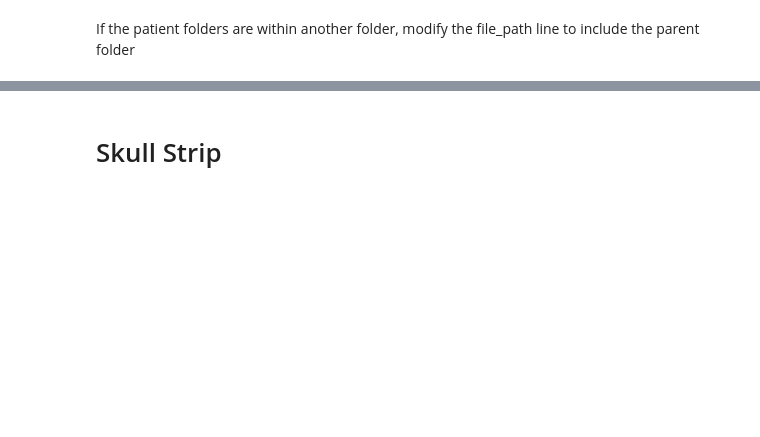
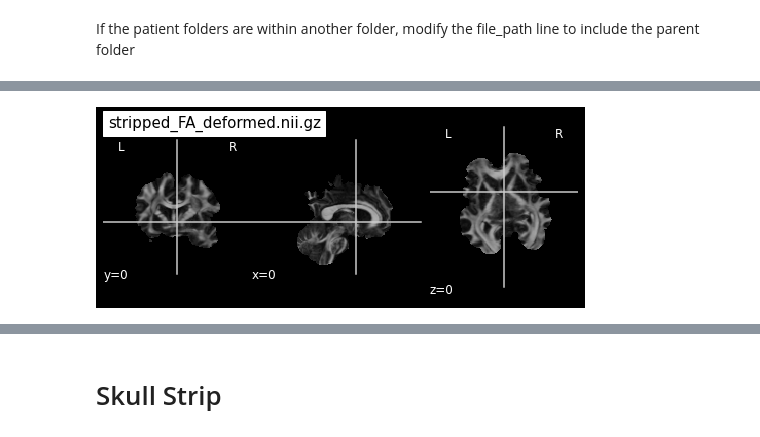
Before and after one commit to travislatchman/Neuroimage-Registration-and-Synthesis, a Jupyter notebook: Project2_DTI.ipynb, the cells around one changed output, grey strips where cells are left out. Cells and saved outputs as stored; diff of their text form; code cells hidden in the pictures; blank space fills up the shorter version.

```diff
--- a/Project2_DTI.ipynb
+++ b/Project2_DTI.ipynb
@@ -130,0 +182,15 @@ If the patient folders are within another folder, modify the file_path line to i
+# %%
+import nibabel as nib
+import matplotlib.pyplot as plt
+from nilearn import plotting
+
+# Load the image data
+fa_img = nib.load("stripped_FA_deformed.nii.gz")
+
+# Plot the image using nilearn's plotting function
+plotting.plot_anat(fa_img, cut_coords=(0, 0, 0), title="stripped_FA_deformed.nii.gz")
+
+# Show the plot
+plt.show()
+# %% [output]
+[figure, added]
```
Also changed, not shown: parts of 21 cells of this notebook.
